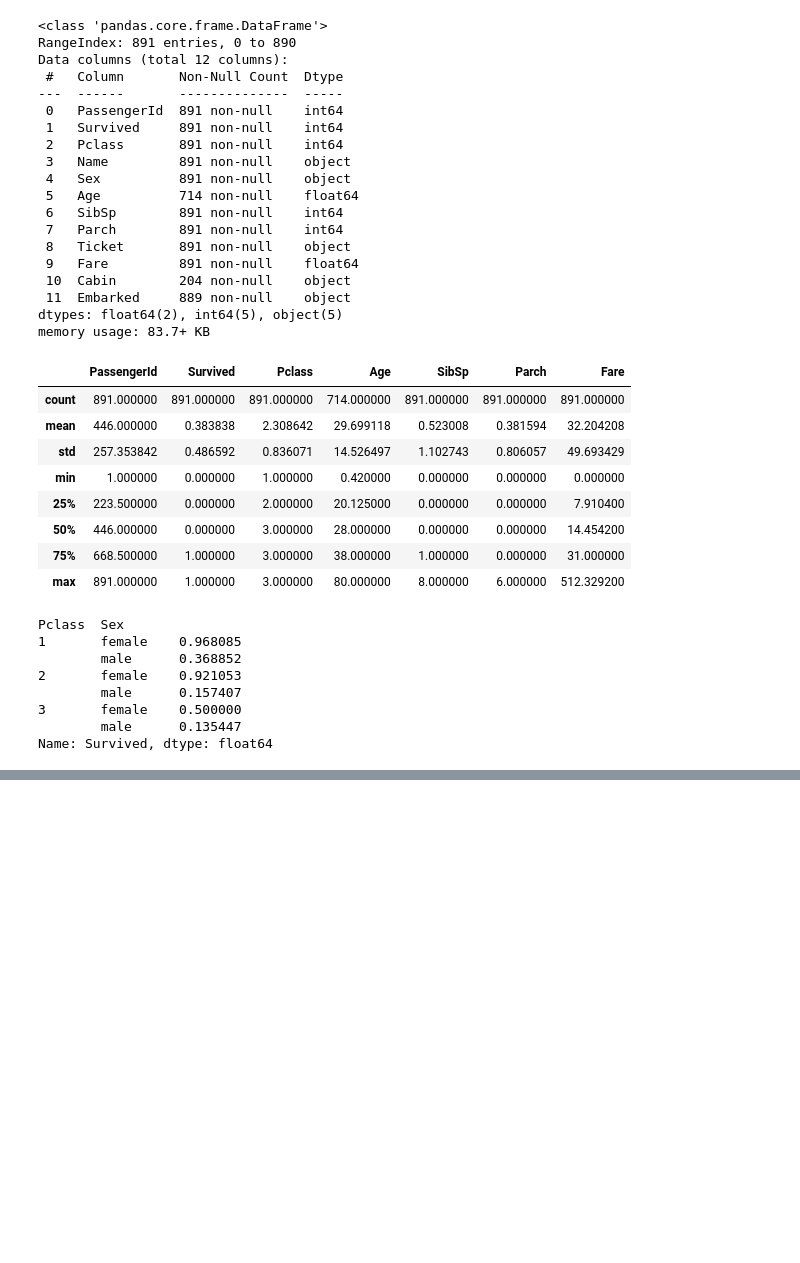
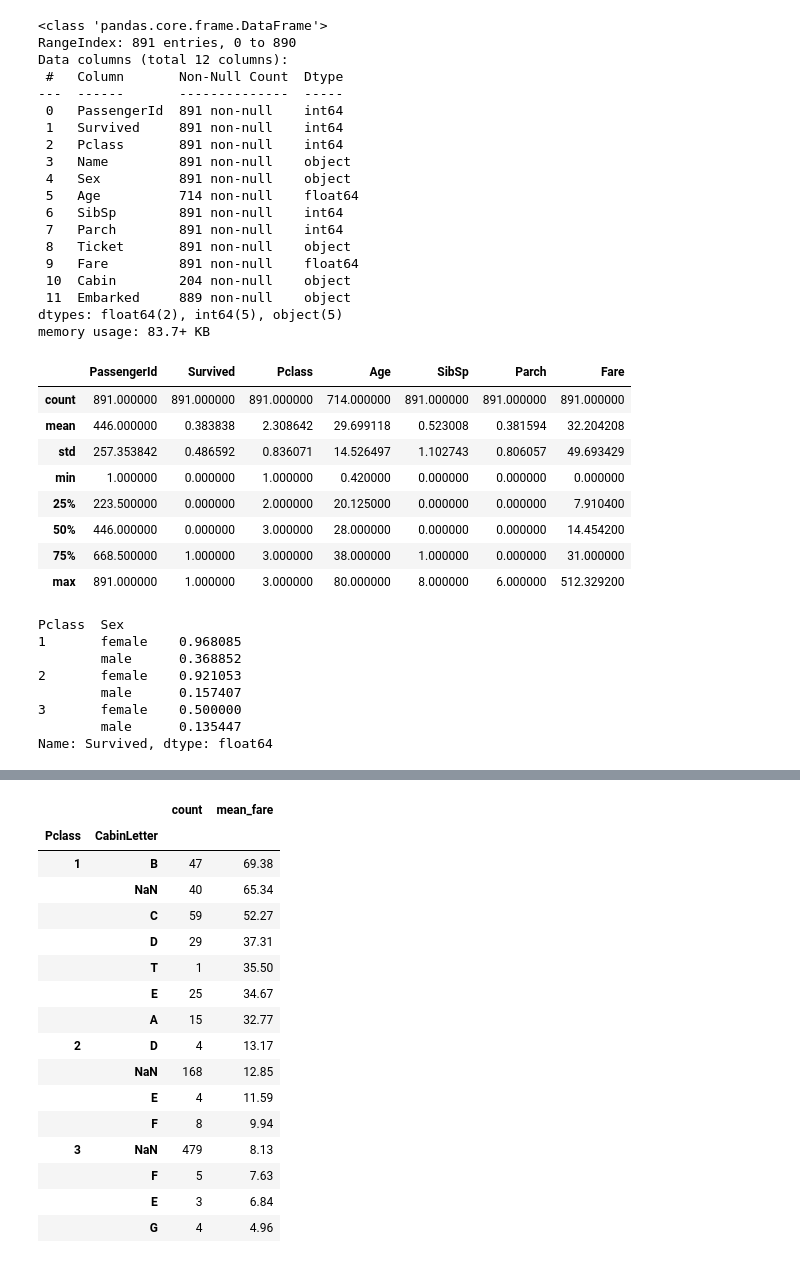
Before and after one commit to shashwatsrv/Titanic, a Jupyter notebook: Titanic.ipynb, the cells around one changed output, grey strips where cells are left out. Saved outputs shown, nothing was run; the diff lists cells and outputs as text; code cells hidden in the pictures; blank space fills up the shorter version.

```diff
--- a/Titanic.ipynb
+++ b/Titanic.ipynb
@@ -85,0 +194,20 @@ df['FarePP']=(df['Fare']/df['Familysize']).round(2)
+# %%
+df.groupby(['Pclass', 'CabinLetter'], dropna=False)['FarePP'].agg(count='count',mean_fare='mean').sort_values('mean_fare', ascending=False).round(2)
+# %% [output]
+|  |  | count | mean_fare |
+| Pclass | CabinLetter |  |  |
+| 1 | B | 47 | 69.38 |
+|  | NaN | 40 | 65.34 |
+|  | C | 59 | 52.27 |
+|  | D | 29 | 37.31 |
+|  | T | 1 | 35.50 |
+|  | E | 25 | 34.67 |
+|  | A | 15 | 32.77 |
+| 2 | D | 4 | 13.17 |
+|  | NaN | 168 | 12.85 |
+|  | E | 4 | 11.59 |
+|  | F | 8 | 9.94 |
+| 3 | NaN | 479 | 8.13 |
+|  | F | 5 | 7.63 |
+|  | E | 3 | 6.84 |
+|  | G | 4 | 4.96 |
```
Also changed, not shown: parts of 35 cells of this notebook, 2 other files.
